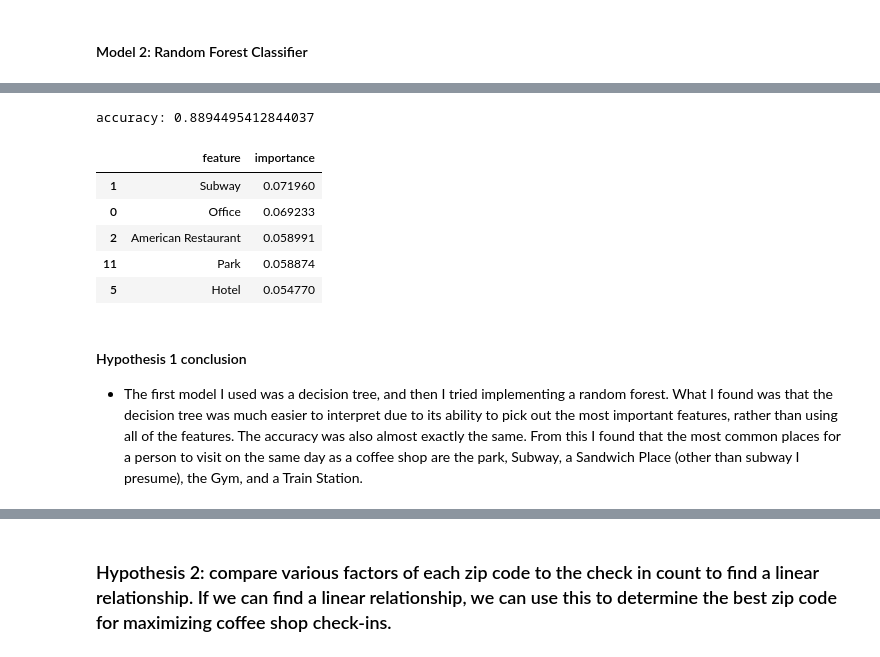
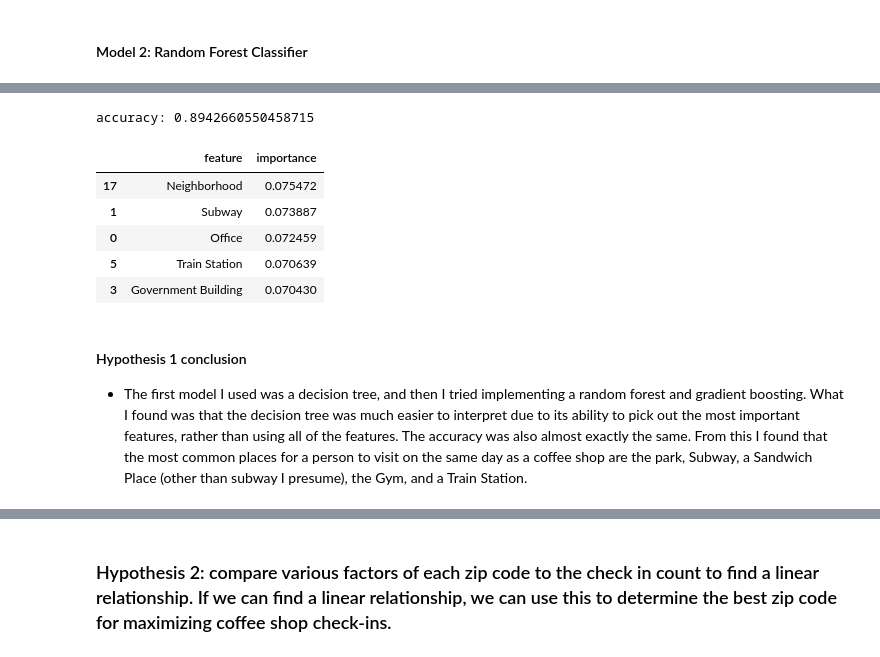
Before and after one commit to grassten/GA_datascience, a Jupyter notebook: 03_project-final.ipynb, the cells around one changed output, grey strips where cells are left out. Cells and saved outputs as stored; diff of their text form; code cells hidden in the pictures.

```diff
--- a/03_project-final.ipynb
+++ b/03_project-final.ipynb
@@ -991,23 +999,36 @@ pd.DataFrame({'feature':feature_cols, 'importance':rfclas.feature_importances_})
 # %%
-rfclas = RandomForestClassifier(n_estimators=150, max_features=5, oob_score=True)
+from sklearn.ensemble import GradientBoostingClassifier
 
-X_train, X_test, y_train, y_test = train_test_split(X, y)
-rfclas.fit(X_train, y_train)
-y_predict = rfclas.predict(X_test)
+feature_cols = ['Office', 'Subway', 'Bar',
+       'Government Building', 'Hotel', 'Train Station', 'Gym',
+       'Grocery Store', 'Home (private)',
+       'Residential Building (Apartment / Condo)', 'Park',
+       'Mexican Restaurant', 'Sandwich Place', 'Lounge', 'Building',
+       'Pizza Place', 'Pub', 'Neighborhood', 'American Restaurant']
+
+X = foursquare_days_df[feature_cols]
+y = foursquare_days_df["Coffee Shop"]
+
+gbclas = GradientBoostingClassifier(random_state = 42)
+
+X_train, X_test, y_train, y_test = train_test_split(X, y, random_state = 42)
+gbclas.fit(X_train, y_train)
+y_predict = gbclas.predict(X_test)
+
 print('accuracy: ' + str(accuracy_score(y_test, y_predict)))
 
-pd.DataFrame({'feature':feature_cols, 'importance':rfclas.feature_importances_}).sort_values('importance', ascending=False).head()
+pd.DataFrame({'feature':feature_cols, 'importance':gbclas.feature_importances_}).sort_values('importance', ascending=False).head()
 # %% [output]
-accuracy: 0.8894495412844037
+accuracy: 0.8942660550458715
 |  | feature | importance |
-| 1 | Subway | 0.071960 |
-| 0 | Office | 0.069233 |
-| 2 | American Restaurant | 0.058991 |
-| 11 | Park | 0.058874 |
-| 5 | Hotel | 0.054770 |
+| 17 | Neighborhood | 0.075472 |
+| 1 | Subway | 0.073887 |
+| 0 | Office | 0.072459 |
+| 5 | Train Station | 0.070639 |
+| 3 | Government Building | 0.070430 |
 # %% [markdown]
 #### Hypothesis 1 conclusion
-- The first model I used was a decision tree, and then I tried implementing a random forest. What I found was that the decision tree was much easier to interpret due to its ability to pick out the most important features, rather than using all of the features. The accuracy was also almost exactly the same. From this I found that the most common places for a person to visit on the same day as a coffee shop are the park, Subway, a Sandwich Place (other than subway I presume), the Gym, and a Train Station.
+- The first model I used was a decision tree, and then I tried implementing a random forest and gradient boosting. What I found was that the decision tree was much easier to interpret due to its ability to pick out the most important features, rather than using all of the features. The accuracy was also almost exactly the same. From this I found that the most common places for a person to visit on the same day as a coffee shop are the park, Subway, a Sandwich Place (other than subway I presume), the Gym, and a Train Station.
 # %% [markdown]
 <a id="hyp_2"></a>
 # %% [markdown]
```
Also changed, not shown: parts of 6 cells of this notebook, 3 other files.
